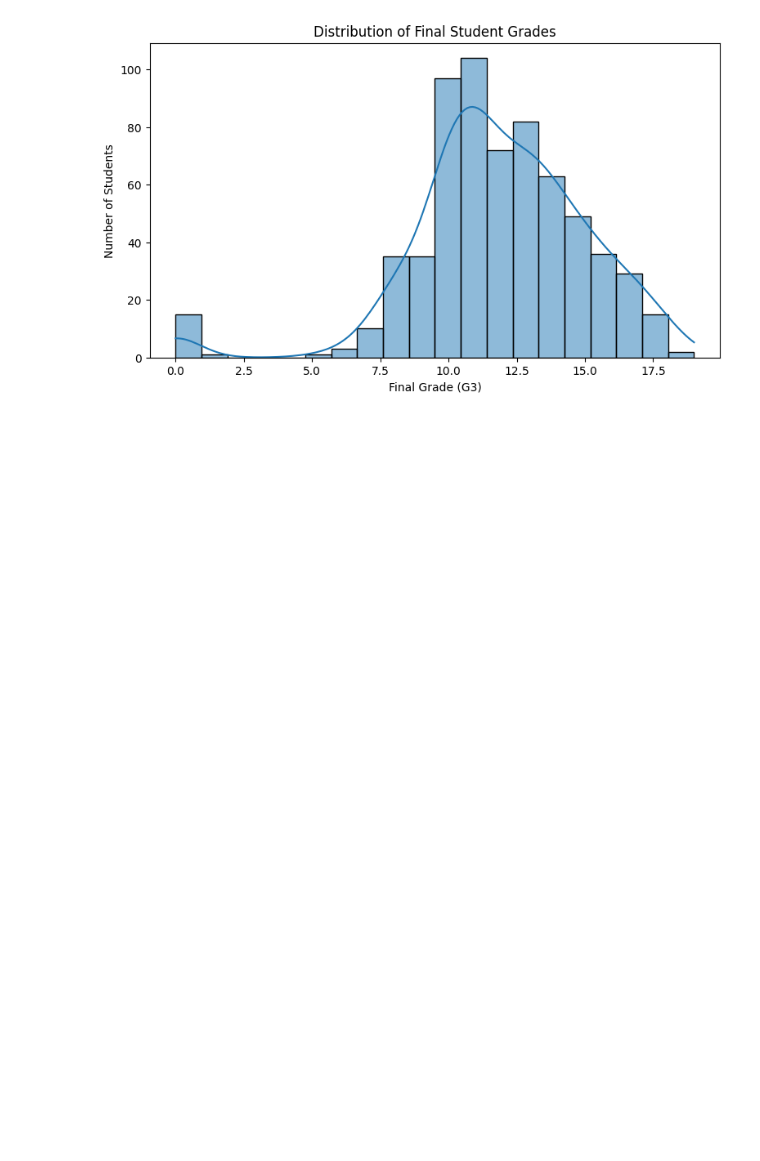
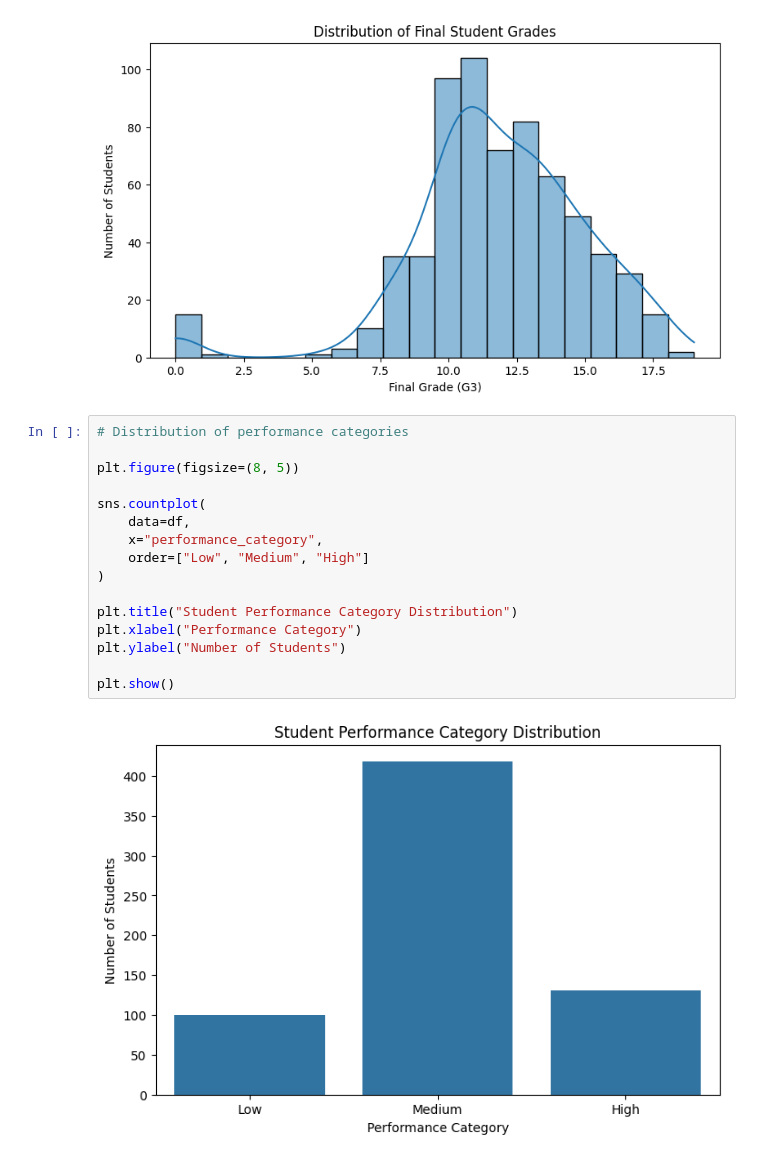
Before and after one commit to lightcode01-oss/IYB_INTERNSHIP, a Jupyter notebook: Day_05_Exploratory_Data_Analysis.ipynb, the cells around one changed output. Cells and saved outputs as stored; diff of their text form; blank space fills up the shorter version.

```diff
--- a/Day_05_Exploratory_Data_Analysis.ipynb
+++ b/Day_05_Exploratory_Data_Analysis.ipynb
@@ -93,3 +93,21 @@ plt.ylabel("Number of Students")
 plt.show()
 # %% [output]
 [figure]
+# %%
+# Distribution of performance categories
+
+plt.figure(figsize=(8, 5))
+
+sns.countplot(
+    data=df,
+    x="performance_category",
+    order=["Low", "Medium", "High"]
+)
+
+plt.title("Student Performance Category Distribution")
+plt.xlabel("Performance Category")
+plt.ylabel("Number of Students")
+
+plt.show()
+# %% [output]
+[figure, added]
```
Also changed, not shown: parts of 3 cells of this notebook.
